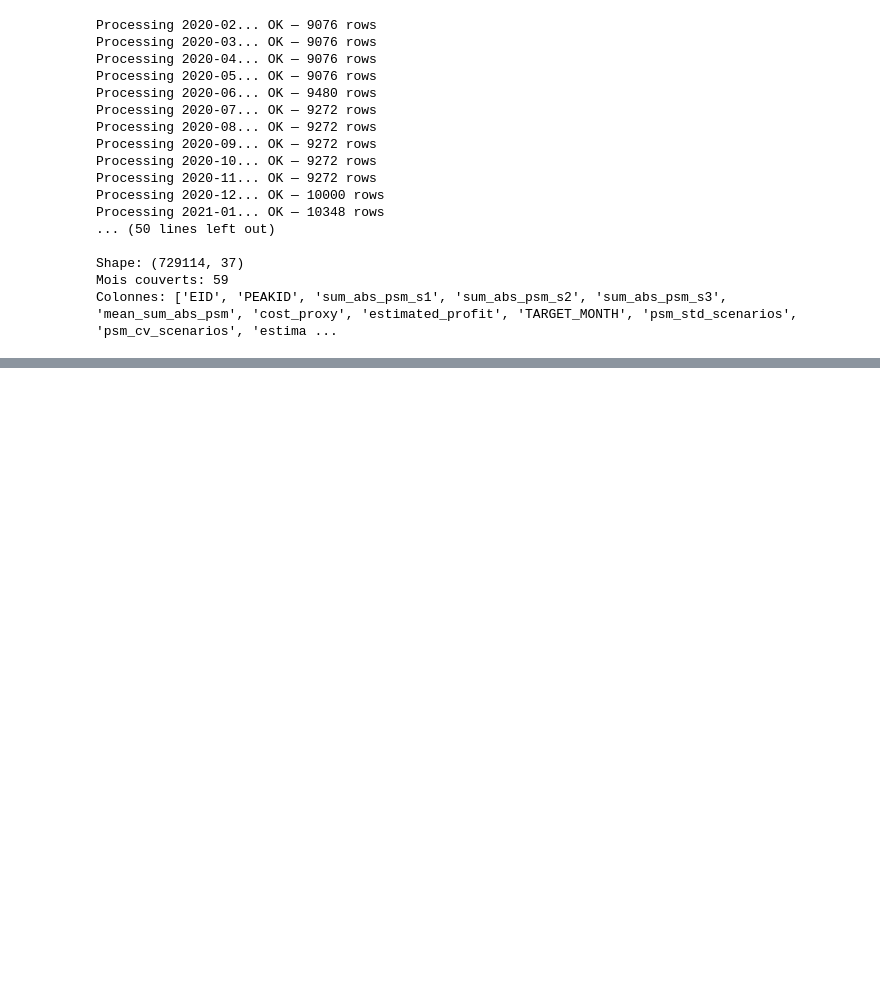
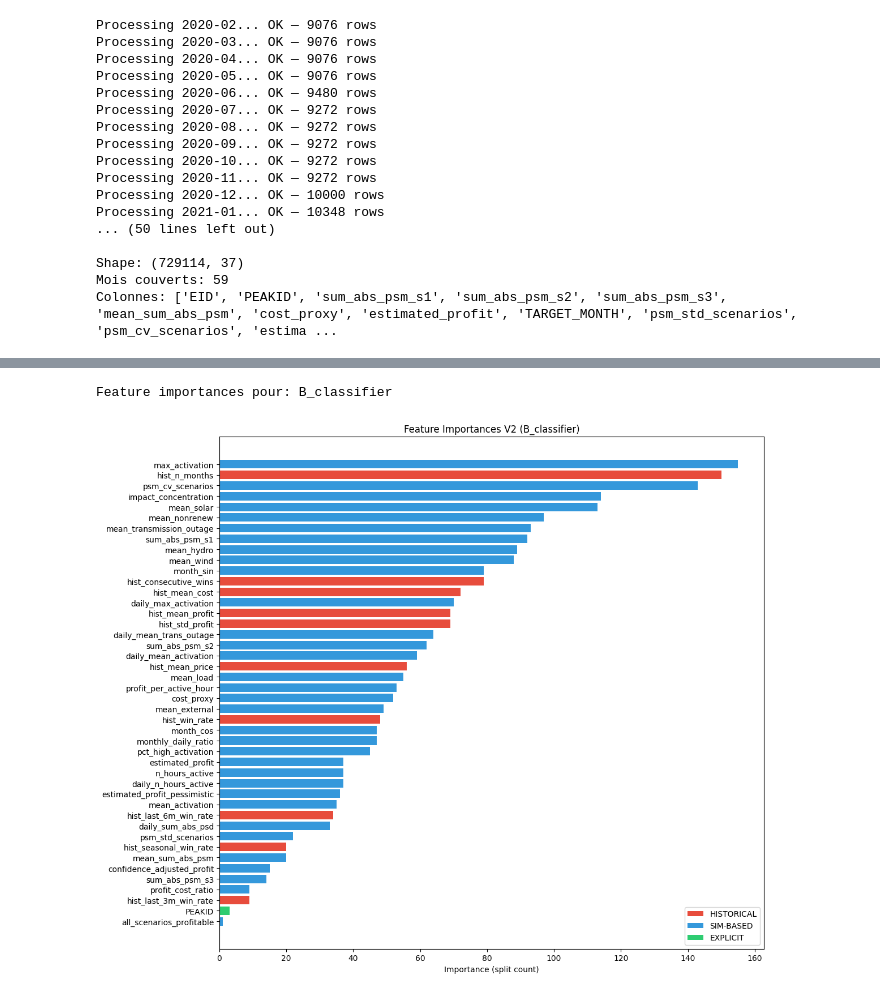
Before and after one commit to MPelland-programming/DataChallenge2026, a Jupyter notebook: experimentation_cristian/experimentation_cristian.ipynb, the cells around one changed output, grey strips where cells are left out. Drawn from its saved outputs; the diff is of its cells as text; code cells hidden in the pictures; blank space fills up the shorter version.

```diff
--- a/experimentation_cristian/experimentation_cristian.ipynb
+++ b/experimentation_cristian/experimentation_cristian.ipynb
@@ -1916,0 +3315,67 @@ Colonnes: ['EID', 'PEAKID', 'sum_abs_psm_s1', 'sum_abs_psm_s2', 'sum_abs_psm_s3'
+# %%
+# === Feature importance du meilleur modèle V2 ===
+# Re-entraîner un seul modèle sur tout le train pour voir les importances
+
+best_approach = max(results_v2, key=lambda k: results_v2[k]['f1_final'])
+print(f"Feature importances pour: {best_approach}\n")
+
+all_months = sorted(df_v2_filtered['TARGET_MONTH'].unique())
+train = df_v2_filtered[df_v2_filtered['TARGET_MONTH'] < '2023-12']
+
+if 'classifier' in best_approach:
+    model_final = lgb.LGBMClassifier(
+        n_estimators=200, max_depth=4, learning_rate=0.05,
+        subsample=0.9, colsample_bytree=0.9, min_child_samples=100,
+        reg_alpha=2.0, reg_lambda=2.0, random_state=42, verbose=-1,
+    )
+    model_final.fit(train[FEATURE_COLS_V2], train['label'])
+else:
+    model_final = lgb.LGBMRegressor(
+        n_estimators=200, max_depth=4, learning_rate=0.05,
+        subsample=0.9, colsample_bytree=0.9, min_child_samples=100,
+        reg_alpha=2.0, reg_lambda=2.0, random_state=42, verbose=-1,
+    )
+    model_final.fit(train[FEATURE_COLS_V2], train['PROFIT'])
+
+importance = pd.DataFrame({
+    'feature': FEATURE_COLS_V2,
+    'importance': model_final.feature_importances_
+}).sort_values('importance', ascending=False)
+
+# Séparer historiques vs sim
+importance['category'] = importance['feature'].apply(
+    lambda f: 'HISTORICAL' if f.startswith('hist_') else ('EXPLICIT' if f == 'PEAKID' else 'SIM-BASED')
+)
+
+import matplotlib.pyplot as plt
+fig, ax = plt.subplots(figsize=(12, 10))
+colors = importance['category'].map({
+    'HISTORICAL': '#e74c3c',
+    'SIM-BASED': '#3498db',
+    'EXPLICIT': '#2ecc71'
+})
+ax.barh(importance['feature'], importance['importance'], color=colors)
+ax.set_xlabel('Importance (split count)')
+ax.set_title(f'Feature Importances V2 ({best_approach})')
+ax.invert_yaxis()
+
+# Légende
+from matplotlib.patches import Patch
+legend_elements = [
+    Patch(facecolor='#e74c3c', label='HISTORICAL'),
+    Patch(facecolor='#3498db', label='SIM-BASED'),
+    Patch(facecolor='#2ecc71', label='EXPLICIT'),
+]
+ax.legend(handles=legend_elements, loc='lower right')
+
+plt.tight_layout()
+plt.show()
+
+print(importance.to_string(index=False))
+
+# Résumé par catégorie
+print(f"\nImportance totale par catégorie:")
+print(importance.groupby('category')['importance'].sum().sort_values(ascending=False).to_string())
+# %% [output]
+Feature importances pour: B_classifier
+[figure, added]
```
Also changed, not shown: parts of 40 cells of this notebook.
